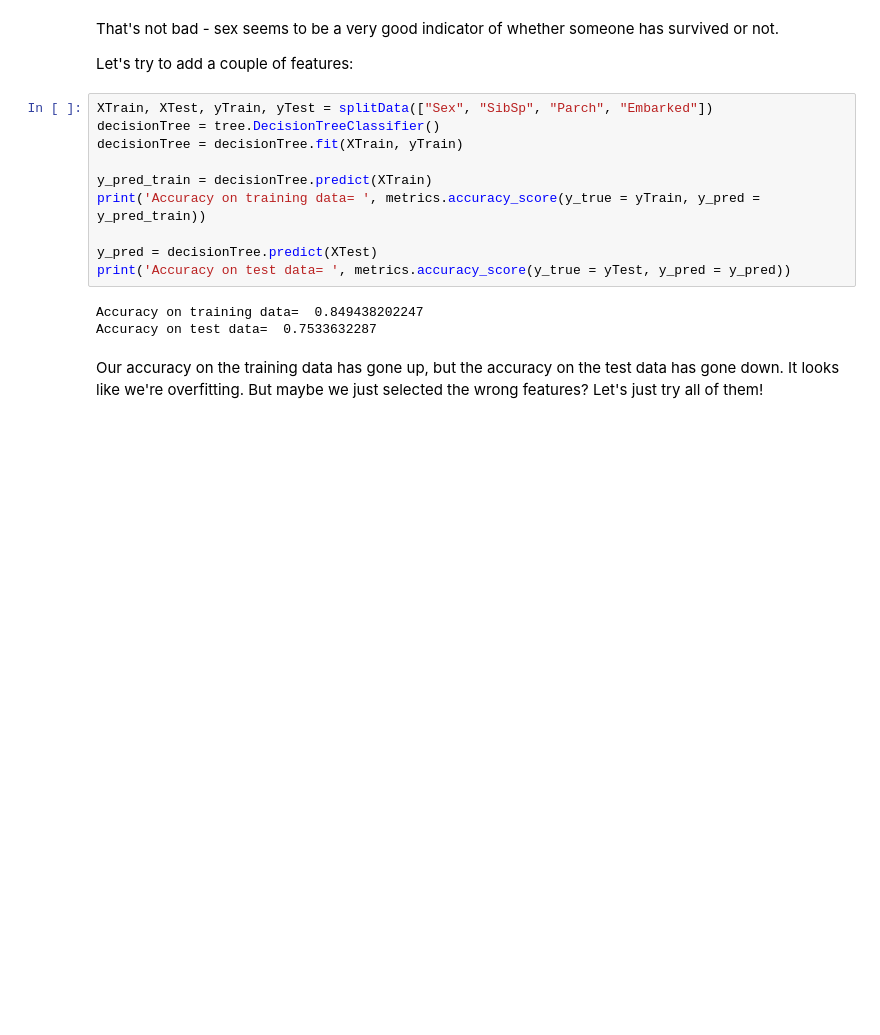
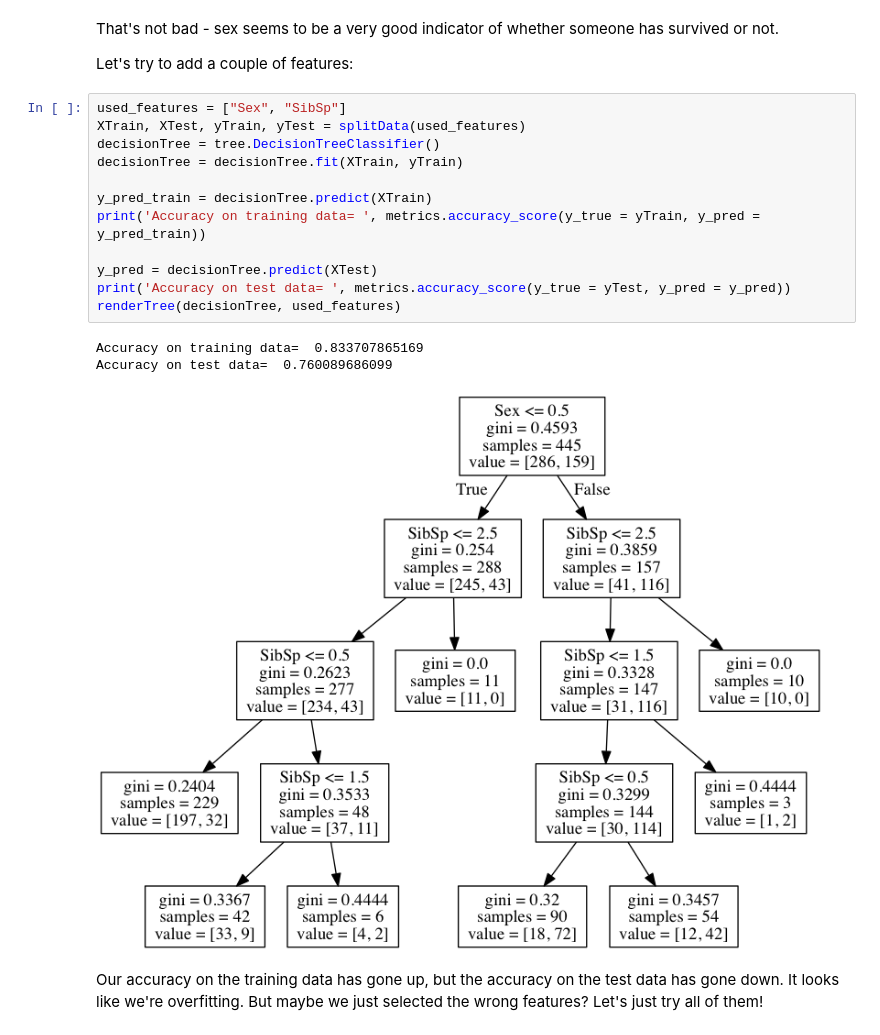
Before and after one commit to ElectricSquirrel/2016-datascience-labs, a Jupyter notebook: lecture9-decision-trees/09-decision-trees.ipynb, the cells around one changed output. Drawn from its saved outputs; the diff is of its cells as text; blank space fills up the shorter version.

```diff
--- a/lecture9-decision-trees/09-decision-trees.ipynb
+++ b/lecture9-decision-trees/09-decision-trees.ipynb
@@ -242,18 +269,21 @@ That's not bad - sex seems to be a very good indicator of whether someone has su
 
 Let's try to add a couple of features:
 # %%
-XTrain, XTest, yTrain, yTest = splitData(["Sex", "SibSp", "Parch", "Embarked"])
+used_features = ["Sex", "SibSp"]
+XTrain, XTest, yTrain, yTest = splitData(used_features)
 decisionTree = tree.DecisionTreeClassifier()
 decisionTree = decisionTree.fit(XTrain, yTrain)
 
 y_pred_train = decisionTree.predict(XTrain)
 print('Accuracy on training data= ', metrics.accuracy_score(y_true = yTrain, y_pred = y_pred_train))
 
 y_pred = decisionTree.predict(XTest)
 print('Accuracy on test data= ', metrics.accuracy_score(y_true = yTest, y_pred = y_pred))
+renderTree(decisionTree, used_features)
 # %% [output]
-Accuracy on training data=  0.849438202247
-Accuracy on test data=  0.7533632287
+Accuracy on training data=  0.833707865169
+Accuracy on test data=  0.760089686099
+[figure, added]
 # %% [markdown]
 Our accuracy on the training data has gone up, but the accuracy on the test data has gone down. It looks like we're overfitting. But maybe we just selected the wrong features? Let's just try all of them!
 # %%
```
Also changed, not shown: parts of 13 cells of this notebook, 1 other file.
